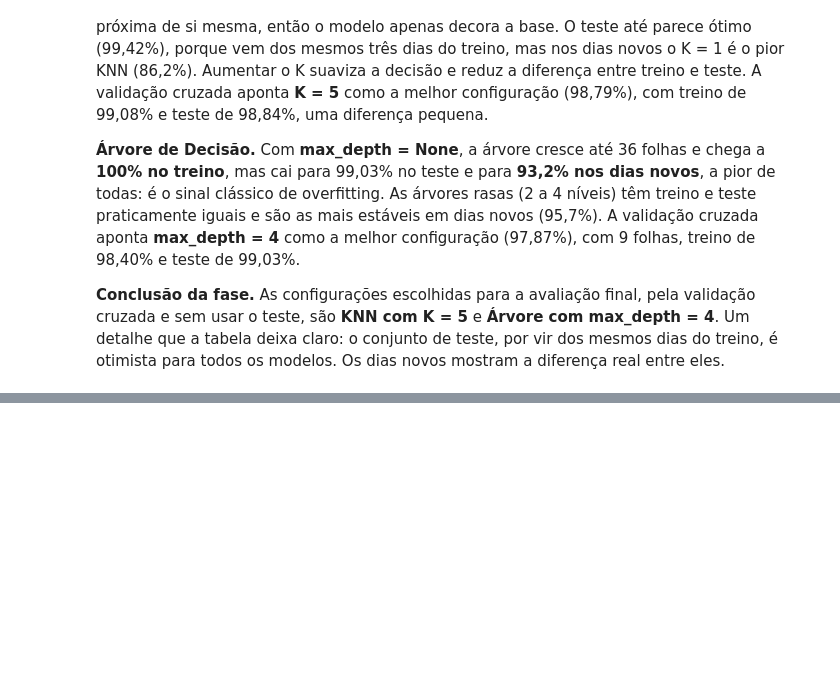
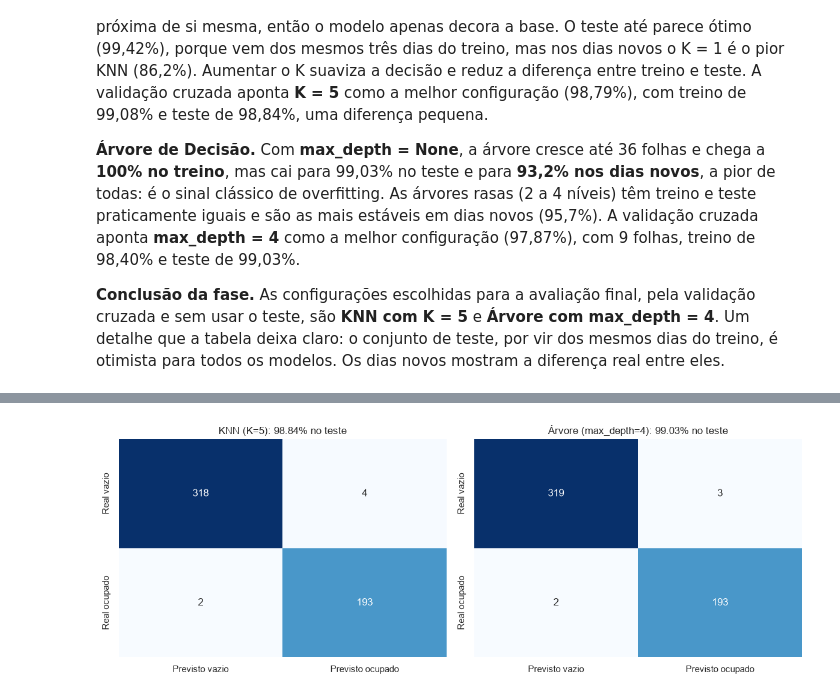
Before and after one commit to andersondiroza-dev/ocupacao-ia-pipeline, a Jupyter notebook: pipeline_ocupacao.ipynb, the cells around one changed output, grey strips where cells are left out. Drawn from its saved outputs; the diff is of its cells as text; code cells hidden in the pictures; blank space fills up the shorter version.

Commit message:
implementa fase 7: avaliação final e escolha do modelo

```diff
--- a/pipeline_ocupacao.ipynb
+++ b/pipeline_ocupacao.ipynb
@@ -764,0 +771,12 @@ plt.show()
+# %%
+# -----------------------------------------------------------------------------
+# Fase 7.1: treino final das melhores configurações da Fase 6
+# -----------------------------------------------------------------------------
+knn_final = KNeighborsClassifier(n_neighbors=5).fit(X_train_knn, y_train)              # dados escalonados
+arvore_final = DecisionTreeClassifier(max_depth=4, random_state=42).fit(X_train_arvore, y_train)  # dados originais
+
+# Acurácia final usando EXCLUSIVAMENTE os dados de teste
+acc_knn = accuracy_score(y_test, knn_final.predict(X_test_knn))
+acc_arvore = accuracy_score(y_test, arvore_final.predict(X_test_arvore))
+print(f"Acurácia final no teste | KNN (K=5): {acc_knn:.2%}")
+print(f"Acurácia final no teste | Árvore de Decisão (max_depth=4): {acc_arvore:.2%}")
@@ -764,0 +814,12 @@ plt.show()
+# %%
+# Matrizes de confusão lado a lado: diagonal = acertos; fora dela, os erros
+fig, eixos = plt.subplots(1, 2, figsize=(12, 4.5))
+for ax, (nome, modelo, X_t) in zip(eixos, [("KNN (K=5)", knn_final, X_test_knn),
+                                          ("Árvore (max_depth=4)", arvore_final, X_test_arvore)]):
+    sns.heatmap(confusion_matrix(y_test, modelo.predict(X_t)), annot=True, fmt="d", cmap="Blues", ax=ax,
+                xticklabels=["Previsto vazio", "Previsto ocupado"], yticklabels=["Real vazio", "Real ocupado"], cbar=False)
+    ax.set_title(f"{nome}: {accuracy_score(y_test, modelo.predict(X_t)):.2%} no teste")
+plt.tight_layout()
+plt.show()
+# %% [output]
+[figure, added]
```
Also changed, not shown: parts of 6 cells of this notebook.
